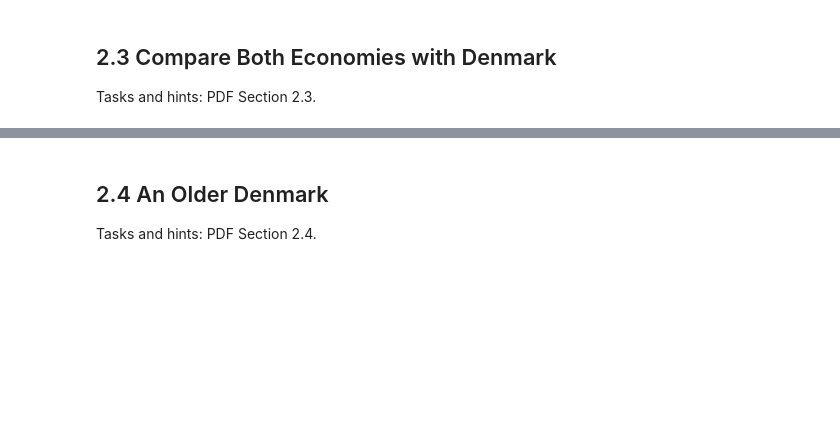
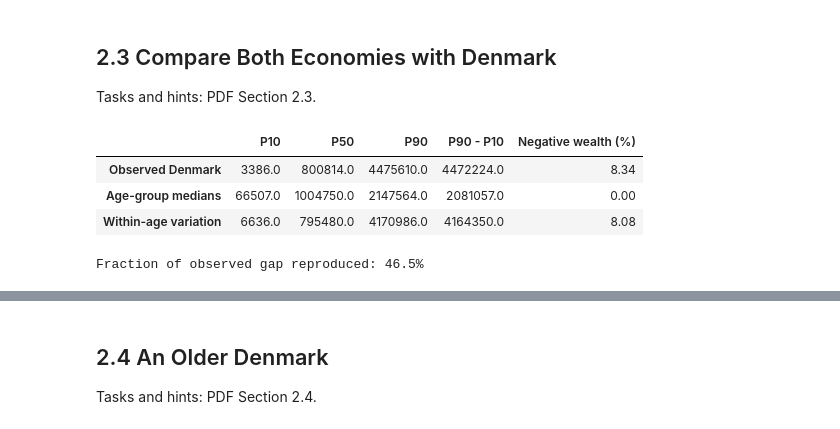
Before and after one commit to MadsHoy/Programming---assignment-1, a Jupyter notebook: DataProject.ipynb, the cells around one changed output, grey strips where cells are left out. Cells and saved outputs as stored; diff of their text form; code cells hidden in the pictures; blank space fills up the shorter version.

```diff
--- a/DataProject.ipynb
+++ b/DataProject.ipynb
@@ -277,4 +277,44 @@ Median wealth: 795480
 # %% [markdown]
 ## 2.3   Compare Both Economies with Denmark
 Tasks and hints: PDF Section 2.3.
+# %%
+
+# 2.3 Compare Both Economies with Denmark
+
+# Observed Denmark (all adults)
+dk = percentiles[percentiles['ALDER'] == '1802'].set_index('PERCENTIL')['value']
+
+dk_negative = counts[
+    (counts['ALDER'] == '1802') &
+    (counts['FORMUE'].isin(negative))
+]['value'].sum() / total['1802'] * 100
+
+# Create comparison table
+comparison = pd.DataFrame({
+    'P10': [dk['P10'], np.percentile(wealth, 10), np.percentile(wealth_2, 10)],
+    'P50': [dk['P50'], np.median(wealth), np.median(wealth_2)],
+    'P90': [dk['P90'], np.percentile(wealth, 90), np.percentile(wealth_2, 90)],
+    'Negative wealth (%)': [
+        dk_negative,
+        100 * np.mean(wealth < 0),
+        100 * np.mean(wealth_2 < 0)
+    ]
+}, index=['Observed Denmark', 'Age-group medians', 'Within-age variation'])
+
+# Calculate P90 - P10
+comparison['P90 - P10'] = comparison['P90'] - comparison['P10']
+
+# Show table
+display(comparison[['P10', 'P50', 'P90', 'P90 - P10', 'Negative wealth (%)']].round(2))
+
+# Fraction of observed wealth gap reproduced
+fraction = comparison.loc['Age-group medians', 'P90 - P10'] / comparison.loc['Observed Denmark', 'P90 - P10']
+
+print(f'Fraction of observed gap reproduced: {fraction:.1%}')
+# %% [output]
+|  | P10 | P50 | P90 | P90 - P10 | Negative wealth (%) |
+| Observed Denmark | 3386.0 | 800814.0 | 4475610.0 | 4472224.0 | 8.34 |
+| Age-group medians | 66507.0 | 1004750.0 | 2147564.0 | 2081057.0 | 0.00 |
+| Within-age variation | 6636.0 | 795480.0 | 4170986.0 | 4164350.0 | 8.08 |
+Fraction of observed gap reproduced: 46.5%
 # %% [markdown]
```
Also changed, not shown: parts of 2 cells of this notebook, 1 other file.
